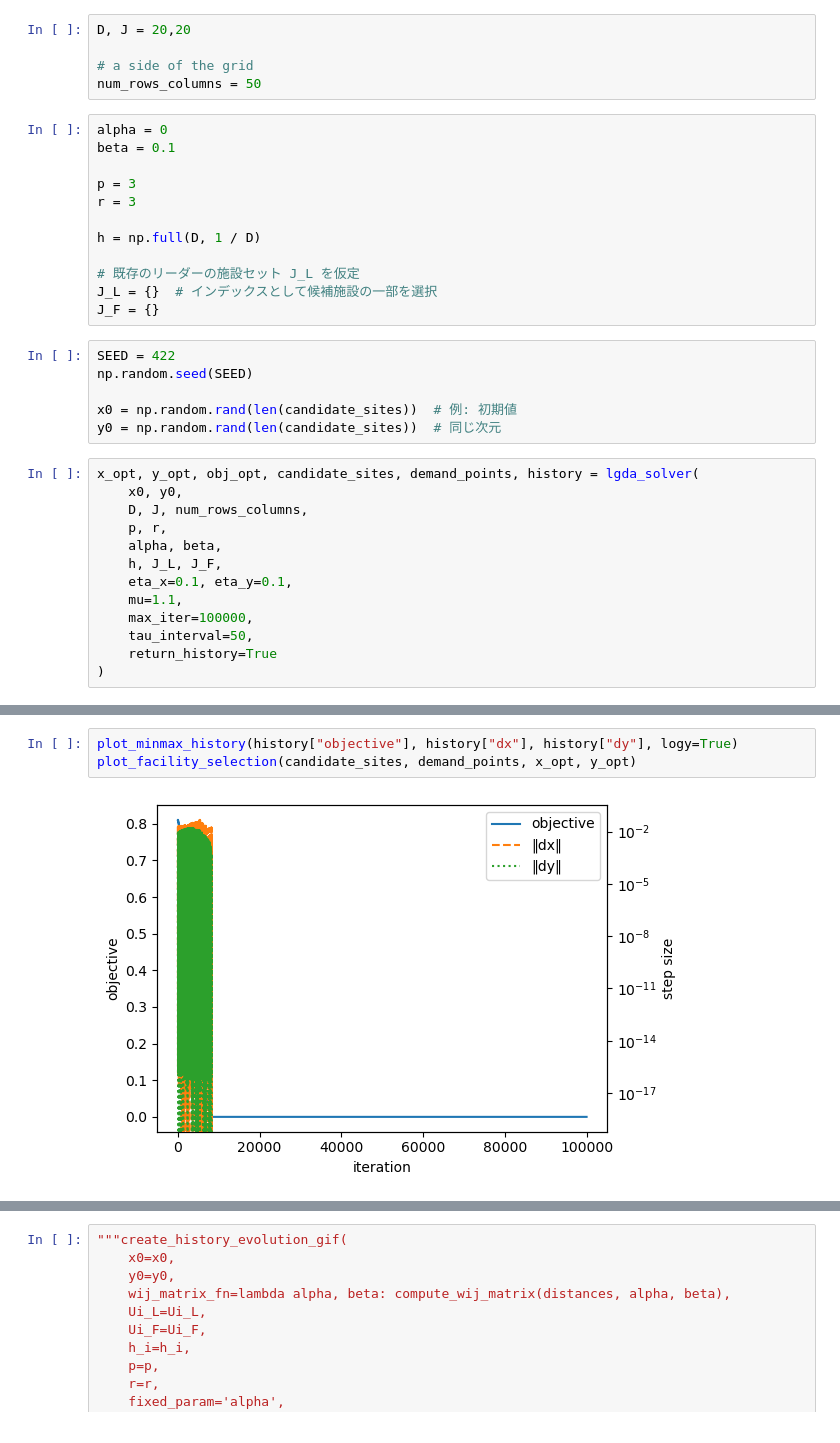
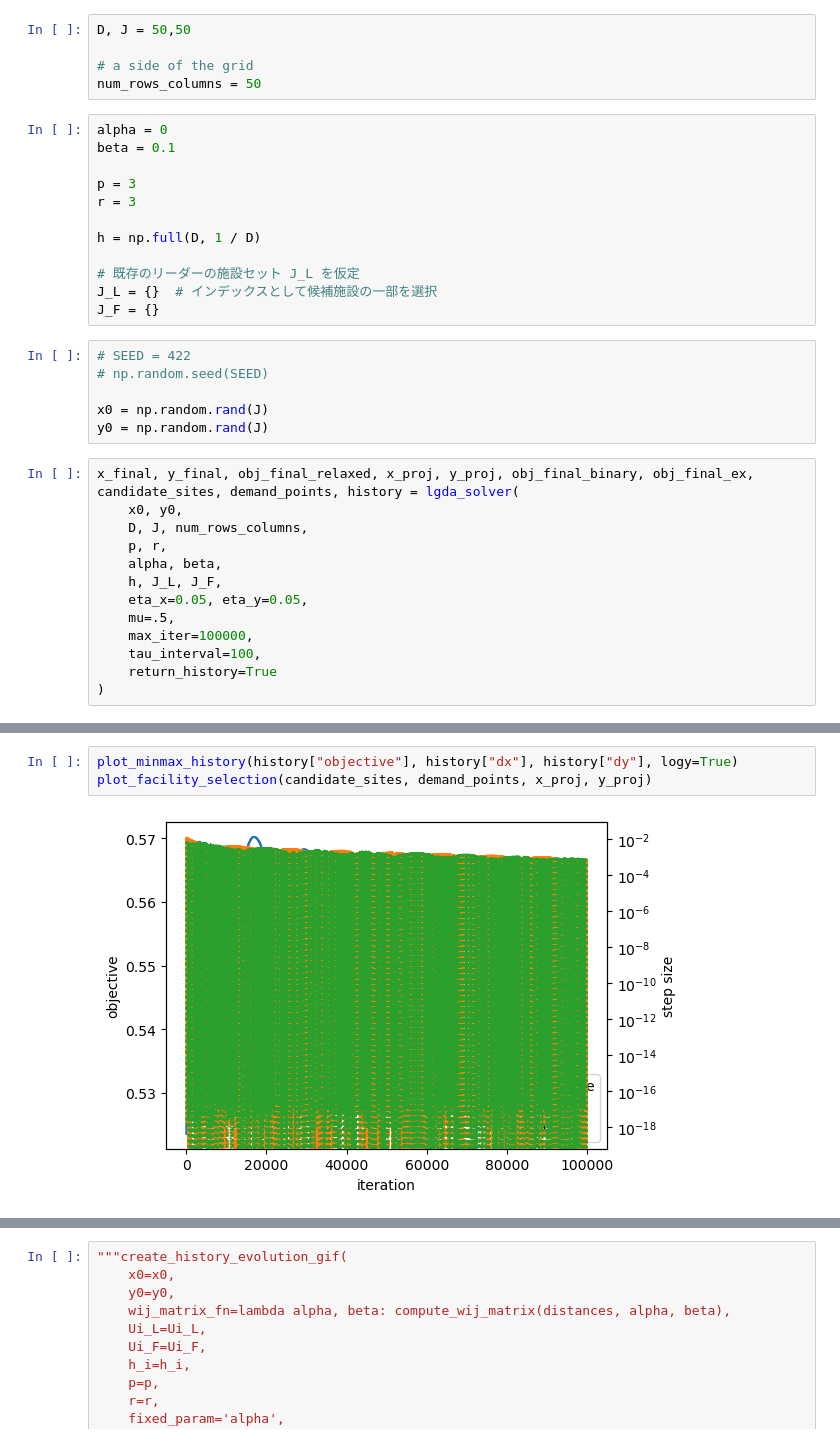
Before and after one commit to datty00725/allocate-probrem, a Jupyter notebook: mutaion_gda/execute.ipynb, the cells around one changed output, grey strips where cells are left out. Cells and saved outputs as stored; diff of their text form.

```diff
--- a/mutaion_gda/execute.ipynb
+++ b/mutaion_gda/execute.ipynb
@@ -6,7 +6,7 @@ import matplotlib.pyplot as plt
 # %%
 %run ./func_v2.ipynb
 # %%
-D, J = 20,20
+D, J = 50,50
 
 # a side of the grid
 num_rows_columns = 50
@@ -23,22 +23,22 @@ h = np.full(D, 1 / D)
 J_L = {}  # インデックスとして候補施設の一部を選択
 J_F = {}
 # %%
-SEED = 422
-np.random.seed(SEED)
+# SEED = 422
+# np.random.seed(SEED)
 
-x0 = np.random.rand(len(candidate_sites))  # 例: 初期値
-y0 = np.random.rand(len(candidate_sites))  # 同じ次元
+x0 = np.random.rand(J)
+y0 = np.random.rand(J)
 # %%
-x_opt, y_opt, obj_opt, candidate_sites, demand_points, history = lgda_solver(
+x_final, y_final, obj_final_relaxed, x_proj, y_proj, obj_final_binary, obj_final_ex, candidate_sites, demand_points, history = lgda_solver(
     x0, y0,
     D, J, num_rows_columns,
     p, r,
     alpha, beta,
     h, J_L, J_F,
-    eta_x=0.1, eta_y=0.1,
-    mu=1.1,
+    eta_x=0.05, eta_y=0.05,
+    mu=.5,
     max_iter=100000,
-    tau_interval=50,
+    tau_interval=100,
     return_history=True
 )
 # %%
@@ -58,6 +72,6 @@ objective: 0.0
 num of iter: 100000
 # %%
 plot_minmax_history(history["objective"], history["dx"], history["dy"], logy=True)
-plot_facility_selection(candidate_sites, demand_points, x_opt, y_opt)
+plot_facility_selection(candidate_sites, demand_points, x_proj, y_proj)
 # %% [output]
-[figure, old version]
+[figure, new version]
```
Also changed, not shown: parts of 3 cells of this notebook, 2 other files.
